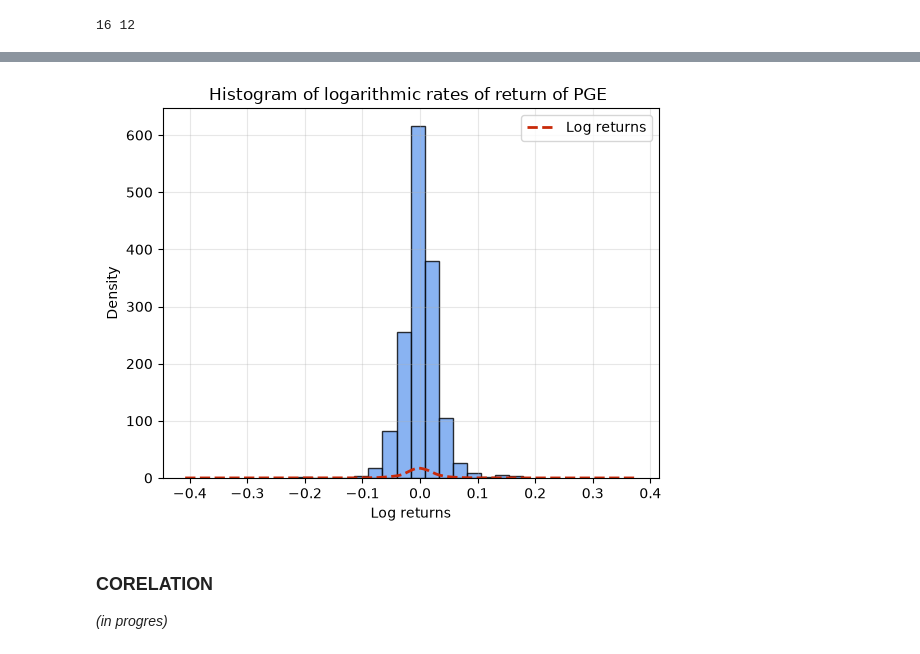
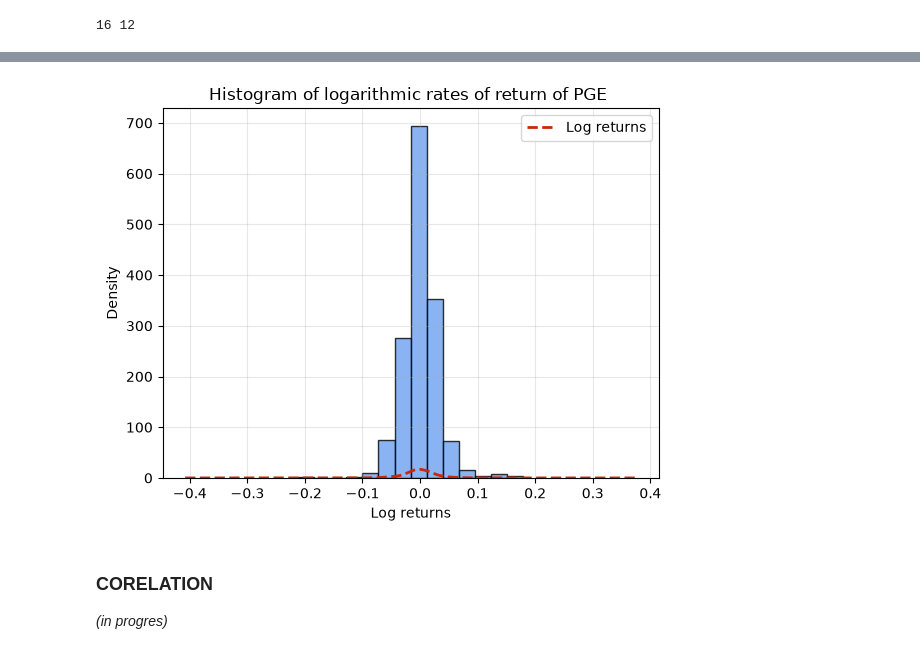
Before and after one commit to studzinskimilosz/mathematical-and-statistical-analysis, a Jupyter notebook: notebook/notebook.ipynb, the cells around one changed output, grey strips where cells are left out. Drawn from its saved outputs; the diff is of its cells as text; code cells hidden in the pictures.

```diff
--- a/notebook/notebook.ipynb
+++ b/notebook/notebook.ipynb
@@ -160,29 +158,29 @@ plt.show()
 # %%
 plt.hist(
     log_returns,
-    bins = 16,
+    bins = 14,
     alpha = 0.8,
     edgecolor = 'black',
     color = '#6CA0EF',
 )
 
 log_returns.plot.density(
     color = '#C82909',
     linestyle = '--',
     linewidth = 2,
     label = 'Log returns',
 )
 
 plt.grid(
     alpha = 0.3
 )
 
 plt.title('Histogram of logarithmic rates of return of PGE ')
 plt.xlabel('Log returns')
 plt.legend()
 plt.show()
 # %% [output]
-[figure, old version]
+[figure, new version]
 # %% [markdown]
 ### CORELATION
 *(in progres)*
```
Also changed, not shown: parts of 2 cells of this notebook.
